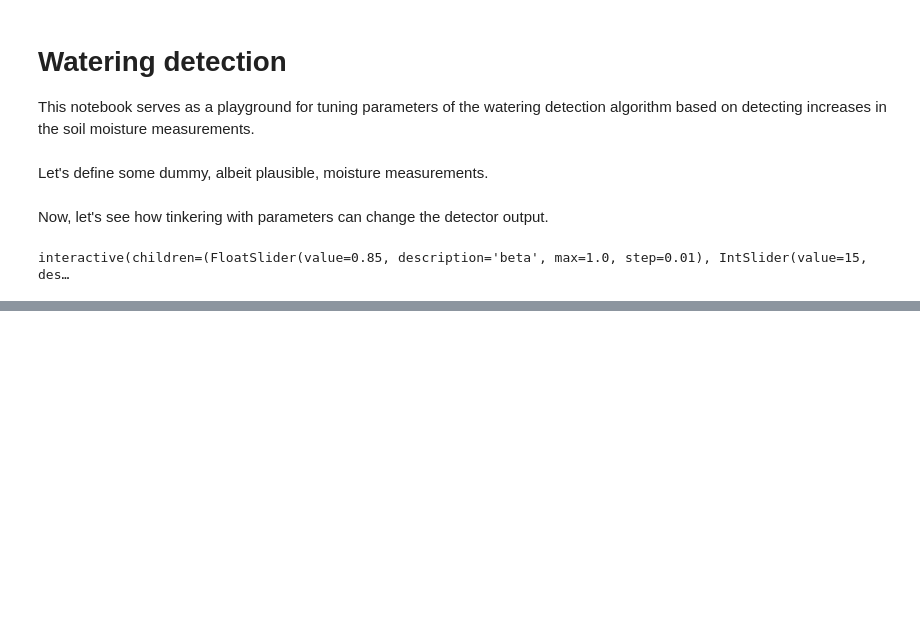
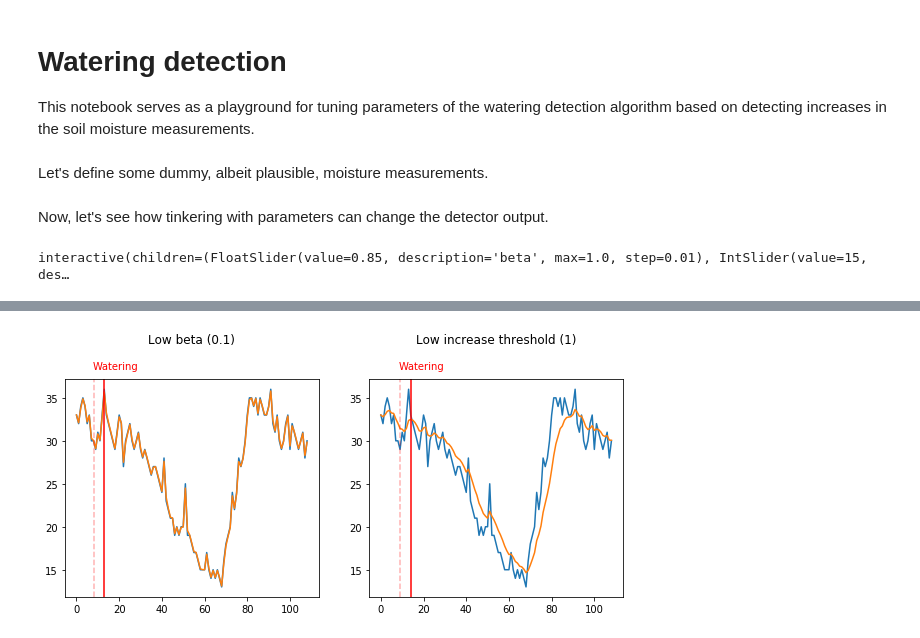
Before and after one commit to wblachowski/soil-moisture-monitor, a Jupyter notebook: Watering detection.ipynb, the cells around one changed output, grey strips where cells are left out. Saved outputs shown, nothing was run; the diff lists cells and outputs as text; code cells hidden in the pictures; blank space fills up the shorter version.

```diff
--- a/Watering detection.ipynb
+++ b/Watering detection.ipynb
@@ -7,7 +7,7 @@ from ipywidgets import interact, IntSlider, FloatSlider
 # %% [markdown]
 Let's define some dummy, albeit plausible, moisture measurements.
 # %%
-measurements = [31,33,32,27,30,31,32,30,29,30,31,29,28,29,28,27,26,27,27,26,25,24,28,23,22,21,19,20,20,19,20,20,25,19,19,18,17,17,16,15,15,15,17,15,14,15,14,15,14,13,16,18,19,20,24,22,24,28,27,28,30,33,35,35,34,35,33,35,34,33,33,34,36,32,31,33,30,29,30,32,33,29,32,31,30,29,30,31,28,30]
+measurements = [33,32,34,35,34,32,33,30,30,29,31,30,33,36,33,32,31,30,29,31,33,32,27,30,31,32,30,29,30,31,29,28,29,28,27,26,27,27,26,25,24,28,23,22,21,21,19,20,19,20,20,25,19,19,18,17,17,16,15,15,15,17,15,14,15,14,15,14,13,16,18,19,20,24,22,24,28,27,28,30,33,35,35,34,35,33,35,34,33,33,34,36,32,31,33,30,29,30,32,33,29,32,31,30,29,30,31,28,30]
 # %% [markdown]
 Now, let's see how tinkering with parameters can change the detector output.
 # %%
@@ -31,0 +41,11 @@ interactive(children=(FloatSlider(value=0.85, description='beta', max=1.0, step=
+# %%
+plt.figure(figsize=(10,4))
+plt.subplot(121)
+plt.title("Low beta (0.1)\n\n")
+show_plot(0.1, 5, 5)
+plt.subplot(122)
+plt.title("Low increase threshold (1)\n\n")
+show_plot(0.80, 5, 1)
+plt.show()
+# %% [output]
+[figure, added]
```
Also changed, not shown: parts of 4 cells of this notebook.
